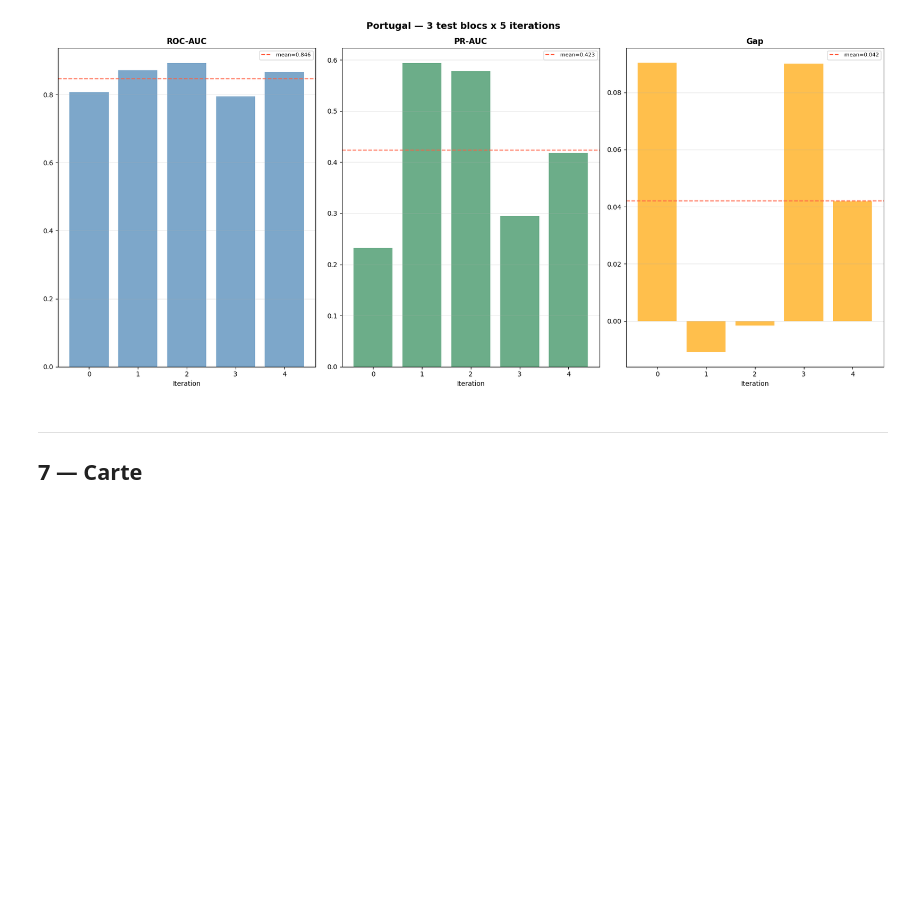
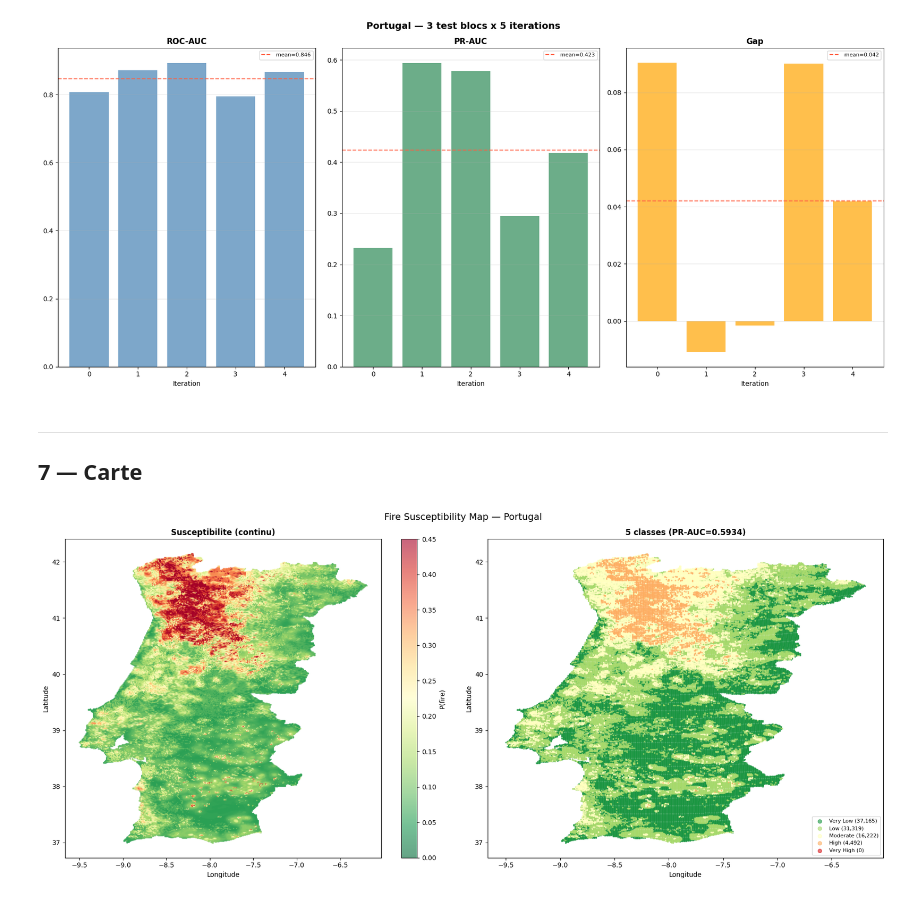
Before and after one commit to AbdelkarimElm/data-driven-wildfire-prediction-portugal, a Jupyter notebook: model training and processing/fire_susceptibility.ipynb, the cells around one changed output. Drawn from its saved outputs; the diff is of its cells as text; code cells hidden in the pictures; blank space fills up the shorter version.

Commit message:
Add susceptibility map

```diff
--- a/model training and processing/fire_susceptibility.ipynb
+++ b/model training and processing/fire_susceptibility.ipynb
@@ -737,3 +737,41 @@ if results is not None:
 # %% [markdown]
 ---
 ## 7 — Carte
+# %%
+if results is not None:
+    best_idx = results['cv_df']['ap_test'].idxmax()
+    best = results['cv_results'][best_idx]
+    model = best['model']
+
+    X_all = SimpleImputer(strategy='median').fit_transform(data[FEATURE_COLS].values)
+    y_proba_all = model.predict_proba(X_all)[:,1]
+
+    bins=[0,0.1,0.2,0.4,0.6,1.0]
+    lcls=['Very Low','Low','Moderate','High','Very High']
+    ccls=['#1a9641','#a6d96a','#ffffbf','#fdae61','#d7191c']
+    cl = pd.cut(y_proba_all, bins=bins, labels=lcls)
+
+    fig, axes = plt.subplots(1, 2, figsize=(18, 8))
+
+    # Continuous
+    sc = axes[0].scatter(data['longitude'], data['latitude'],
+        c=y_proba_all, cmap='RdYlGn_r', s=2, alpha=0.6, vmin=0, vmax=0.45)
+    plt.colorbar(sc, ax=axes[0], label='P(fire)')
+    axes[0].set_title('Susceptibilite (continu)', fontweight='bold')
+    axes[0].set_xlabel('Longitude'); axes[0].set_ylabel('Latitude')
+
+    # Classes
+    for l,c in zip(lcls,ccls):
+        mk = cl==l
+        axes[1].scatter(data.loc[mk,'longitude'], data.loc[mk,'latitude'],
+                        c=c, s=2, alpha=0.6, label=f'{l} ({mk.sum():,})')
+    axes[1].set_title(f'5 classes (PR-AUC={best["ap_test"]:.4f})', fontweight='bold')
+    axes[1].set_xlabel('Longitude'); axes[1].set_ylabel('Latitude')
+    axes[1].legend(markerscale=4, fontsize=8, loc='lower right')
+
+    plt.suptitle('Fire Susceptibility Map — Portugal', fontsize=14)
+    plt.tight_layout()
+    plt.savefig(f"{OUTPUT_DIR}map.png", dpi=200, bbox_inches='tight')
+    plt.show()
+# %% [output]
+[figure, added]
```
Also changed, not shown: parts of 4 cells of this notebook.
